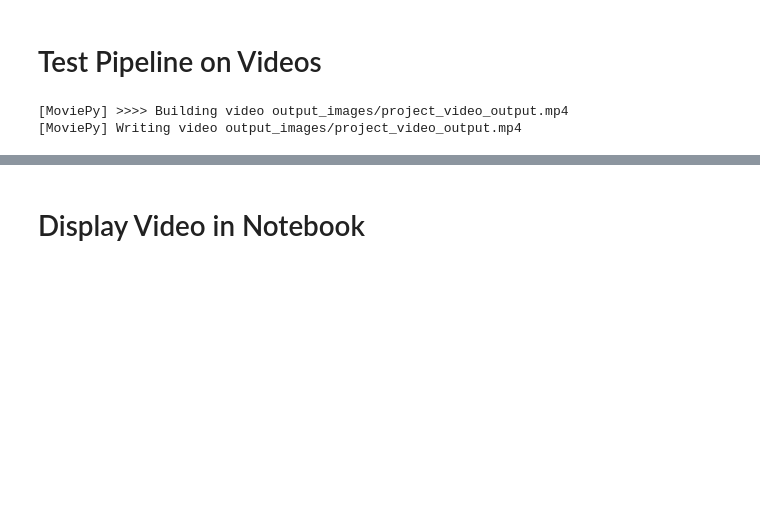
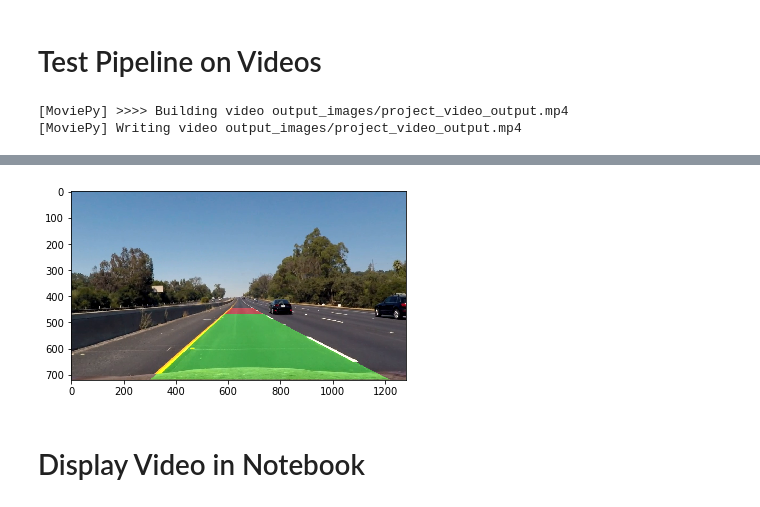
Before and after one commit to hackattendant/Lane-Detection-Python, a Jupyter notebook: Advanced-Lane-Lines.ipynb, the cells around one changed output, grey strips where cells are left out. Saved outputs shown, nothing was run; the diff lists cells and outputs as text; code cells hidden in the pictures; blank space fills up the shorter version.

```diff
--- a/Advanced-Lane-Lines.ipynb
+++ b/Advanced-Lane-Lines.ipynb
@@ -543,7 +876,7 @@ from IPython.display import HTML
 # %%
 output_vid = 'output_images/project_video_output.mp4'
 clip1 = VideoFileClip("project_video.mp4")
-output_clip = clip1.fl_image(process_img)
+output_clip = clip1.fl_image(pipeline)
 %time output_clip.write_videofile(output_vid, audio=False)
 # %% [output]
 [MoviePy] >>>> Building video output_images/project_video_output.mp4
@@ -556,3 +888,4 @@ Wall time: 17min 22s
+[figure, added]
 # %% [markdown]
 # Display Video in Notebook
 # %%
```
Also changed, not shown: parts of 9 cells of this notebook, 1 other file.
